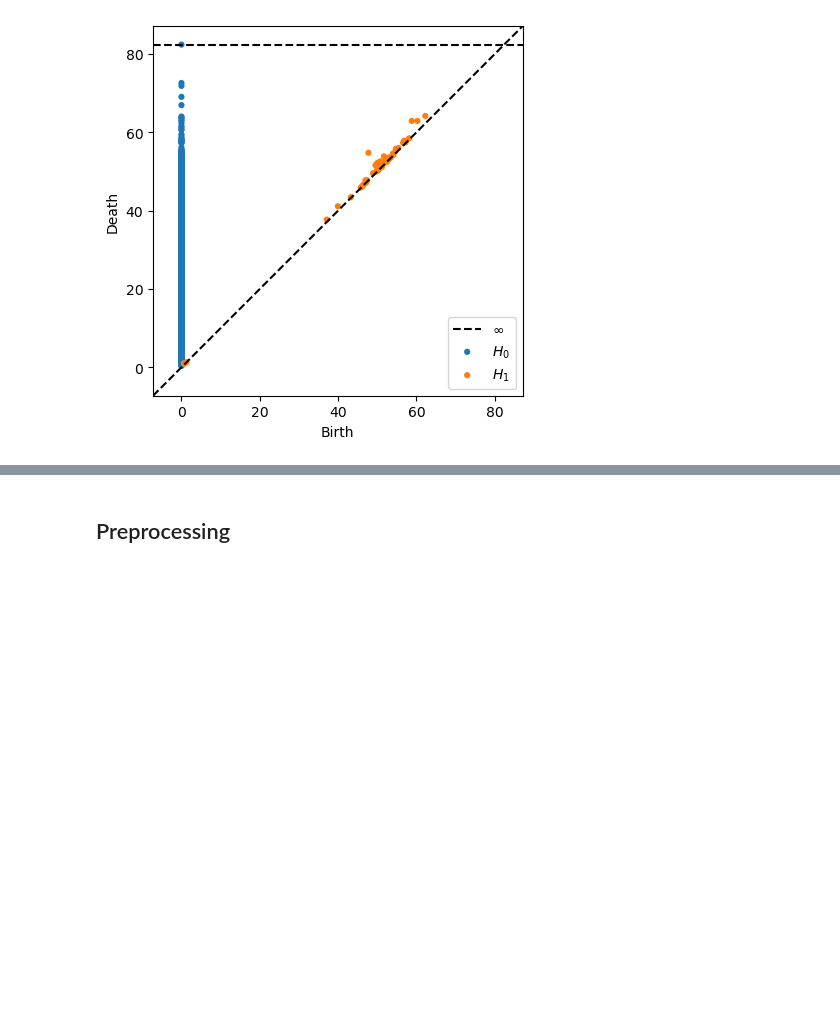
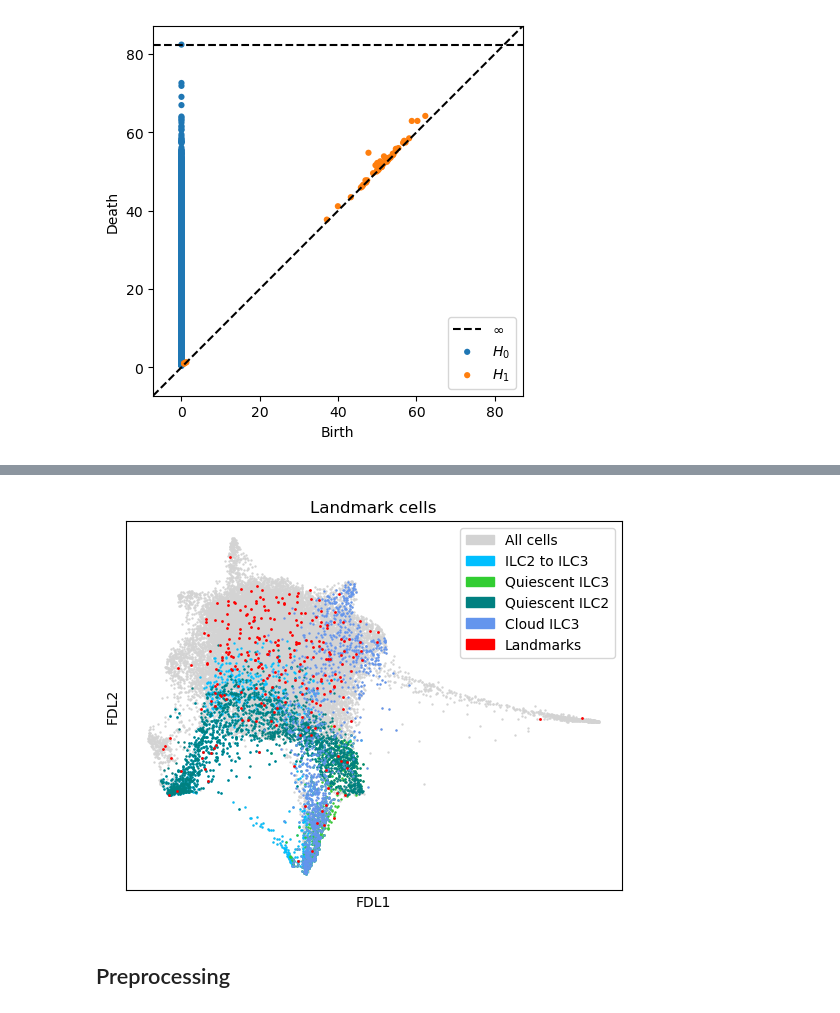
Before and after one commit to Orecchia-Research-Group/manifold_learning, a Jupyter notebook: TDA for ILCs.ipynb, the cells around one changed output, grey strips where cells are left out. Drawn from its saved outputs; the diff is of its cells as text; code cells hidden in the pictures; blank space fills up the shorter version.

```diff
--- a/TDA for ILCs.ipynb
+++ b/TDA for ILCs.ipynb
@@ -509,3 +658,35 @@ Rips(maxdim=1, thresh=inf, coeff=2, do_cocycles=False, n_perm = None, verbose=Tr
+# %%
+# All cells on Diff
+frame1 = plt.scatter(Diff[:,0], Diff[:,1], s= 0.5, c = "lightgrey")
+
+# Groups from topic modeling
+frame1 = plt.scatter(Diff_ILC2_ILC3[:,0], Diff_ILC2_ILC3[:,1], s= 0.5, c = "deepskyblue")
+frame1 = plt.scatter(Diff_ILC3_Q[:,0], Diff_ILC3_Q[:,1], s= 0.5, c = "limegreen")
+frame1 = plt.scatter(Diff_ILC2_Q[:,0], Diff_ILC2_Q[:,1], s= 0.5, c = "teal")
+frame1 = plt.scatter(Diff_cloud_ILC3[:,0], Diff_cloud_ILC3[:,1], s= 0.5, c = "cornflowerblue")
+
+# Landmarks
+frame1 = plt.scatter(Diff_reads[:,0], Diff_reads[:,1], s= 1, c = "red")
+
+# Legend
+all_cells = mpatches.Patch(color='lightgrey', label='All cells')
+ILC2_ILC3_cells = mpatches.Patch(color='deepskyblue', label='ILC2 to ILC3')
+ILC3_Q_cells = mpatches.Patch(color='limegreen', label='Quiescent ILC3')
+ILC2_Q_cells = mpatches.Patch(color='teal', label='Quiescent ILC2')
+cloud_ILC3_cells = mpatches.Patch(color='cornflowerblue', label='Cloud ILC3')
+landmark_cells = mpatches.Patch(color='red', label='Landmarks')
+plt.legend(handles=[all_cells, ILC2_ILC3_cells, ILC3_Q_cells, ILC2_Q_cells, cloud_ILC3_cells, landmark_cells])
+
+
+plt.title('Landmark cells')
+#plt.xlim(-30000,25000)
+frame1.axes.get_xaxis().set_ticks([])
+frame1.axes.get_yaxis().set_ticks([])
+plt.ylabel('FDL2')
+plt.xlabel('FDL1')
+plt.show()
+# %% [output]
+[figure, added]
 # %% [markdown]
 ## Preprocessing
 # %%
```
Also changed, not shown: parts of 10 cells of this notebook.
